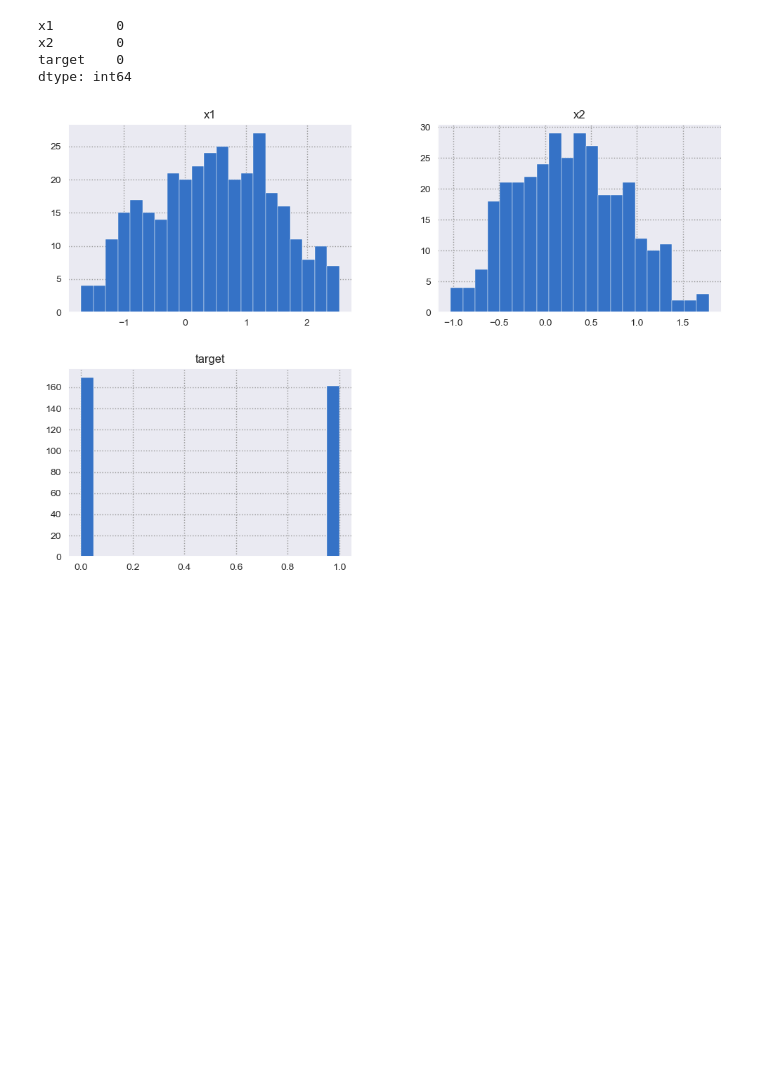
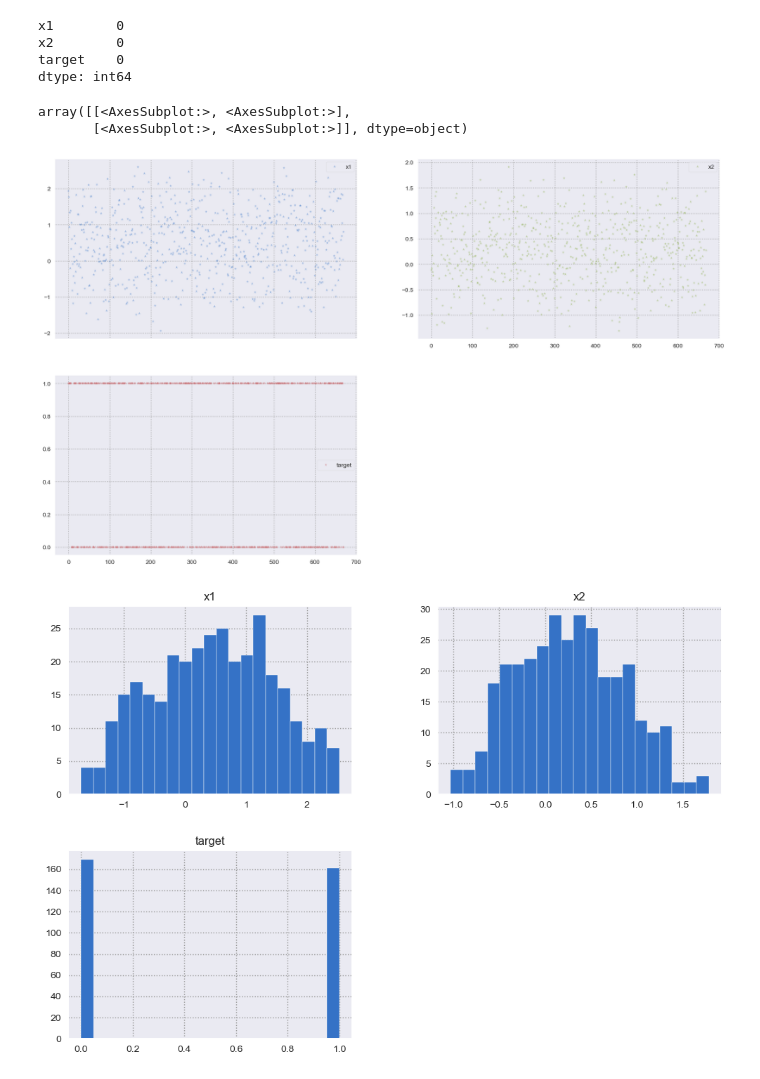
Before and after one commit to viniciusnvcosta/oncaseTest, a Jupyter notebook: modelClassification.ipynb, the cells around one changed output. Drawn from its saved outputs; the diff is of its cells as text; code cells hidden in the pictures; blank space fills up the shorter version.

```diff
--- a/modelClassification.ipynb
+++ b/modelClassification.ipynb
@@ -92,6 +102,18 @@ x1        0
 x2        0
 target    0
 dtype: int64
+# %%
+df_train.plot(lw=0,
+        marker='*',
+        subplots=True,
+        layout=(-1, 2),
+        figsize=(20, 12),
+        alpha=.4,
+        markersize=5)
+# %% [output]
+array([[<AxesSubplot:>, <AxesSubplot:>],
+       [<AxesSubplot:>, <AxesSubplot:>]], dtype=object)
+[figure, added]
 # %%
 %matplotlib inline
 df_test.hist(bins=21, figsize=(12, 8));
```
Also changed, not shown: parts of 41 cells of this notebook.
